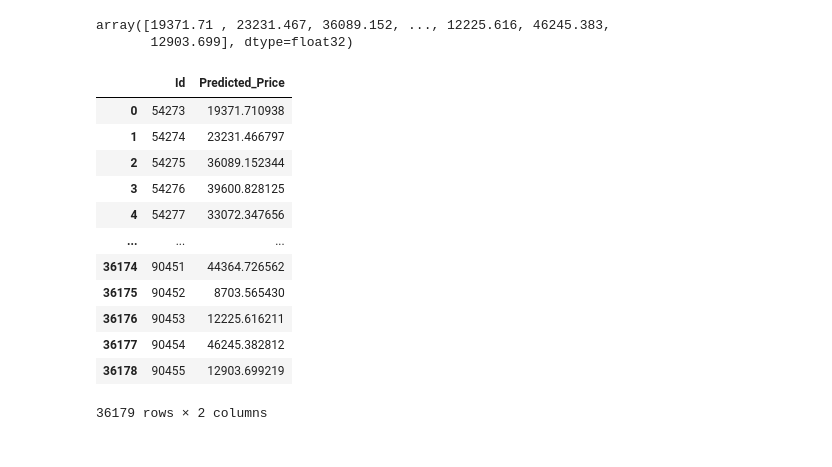
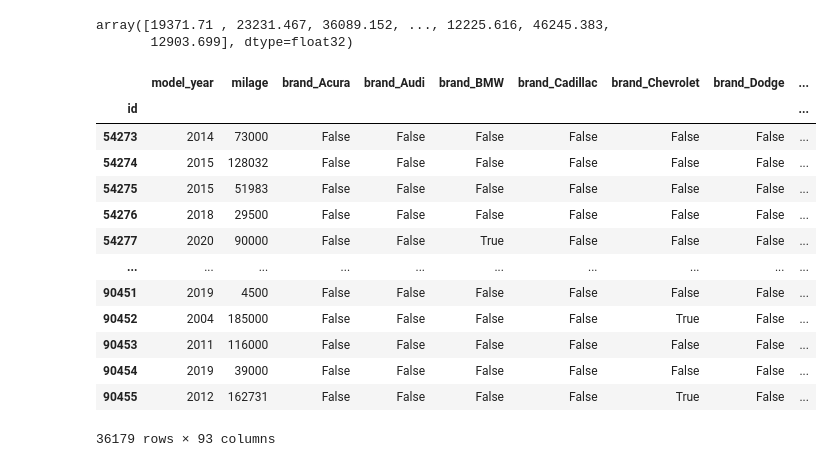
Before and after one commit to abdyraman/car_price_predictions, a Jupyter notebook: abdyramanova-zhibek.ipynb, the cells around one changed output. Saved outputs shown, nothing was run; the diff lists cells and outputs as text; code cells hidden in the pictures.

```diff
--- a/abdyramanova-zhibek.ipynb
+++ b/abdyramanova-zhibek.ipynb
@@ -567,25 +571,20 @@ test_prediction
 # %% [output]
 array([19371.71 , 23231.467, 36089.152, ..., 12225.616, 46245.383,
        12903.699], dtype=float32)
-# %%
-results = pd.DataFrame({
-    'Id': X_test.index,  # Replace 'Id' with the actual ID column if available
-    'Predicted_Price': test_prediction
-})
-results
-# Save to CSV
-# results.to_csv('test_predictions.csv', index=False)
-# %% [output]
-|  | Id | Predicted_Price |
-| 0 | 54273 | 19371.710938 |
-| 1 | 54274 | 23231.466797 |
-| 2 | 54275 | 36089.152344 |
-| 3 | 54276 | 39600.828125 |
-| 4 | 54277 | 33072.347656 |
-| ... | ... | ... |
-| 36174 | 90451 | 44364.726562 |
-| 36175 | 90452 | 8703.565430 |
-| 36176 | 90453 | 12225.616211 |
-| 36177 | 90454 | 46245.382812 |
-| 36178 | 90455 | 12903.699219 |
-36179 rows × 2 columns
+# %%
+X_test
+# %% [output]
+|  | model_year | milage | brand_Acura | brand_Audi | brand_BMW | brand_Cadillac | brand_Chevrolet | brand_Dodge | ... |
+| id |  |  |  |  |  |  |  |  | ... |
+| 54273 | 2014 | 73000 | False | False | False | False | False | False | ... |
+| 54274 | 2015 | 128032 | False | False | False | False | False | False | ... |
+| 54275 | 2015 | 51983 | False | False | False | False | False | False | ... |
+| 54276 | 2018 | 29500 | False | False | False | False | False | False | ... |
+| 54277 | 2020 | 90000 | False | False | True | False | False | False | ... |
+| ... | ... | ... | ... | ... | ... | ... | ... | ... | ... |
+| 90451 | 2019 | 4500 | False | False | False | False | False | False | ... |
+| 90452 | 2004 | 185000 | False | False | False | False | True | False | ... |
+| 90453 | 2011 | 116000 | False | False | False | False | False | False | ... |
+| 90454 | 2019 | 39000 | False | False | False | False | False | False | ... |
+| 90455 | 2012 | 162731 | False | False | False | False | True | False | ... |
+36179 rows × 93 columns
```
Also changed, not shown: parts of 6 cells of this notebook.
